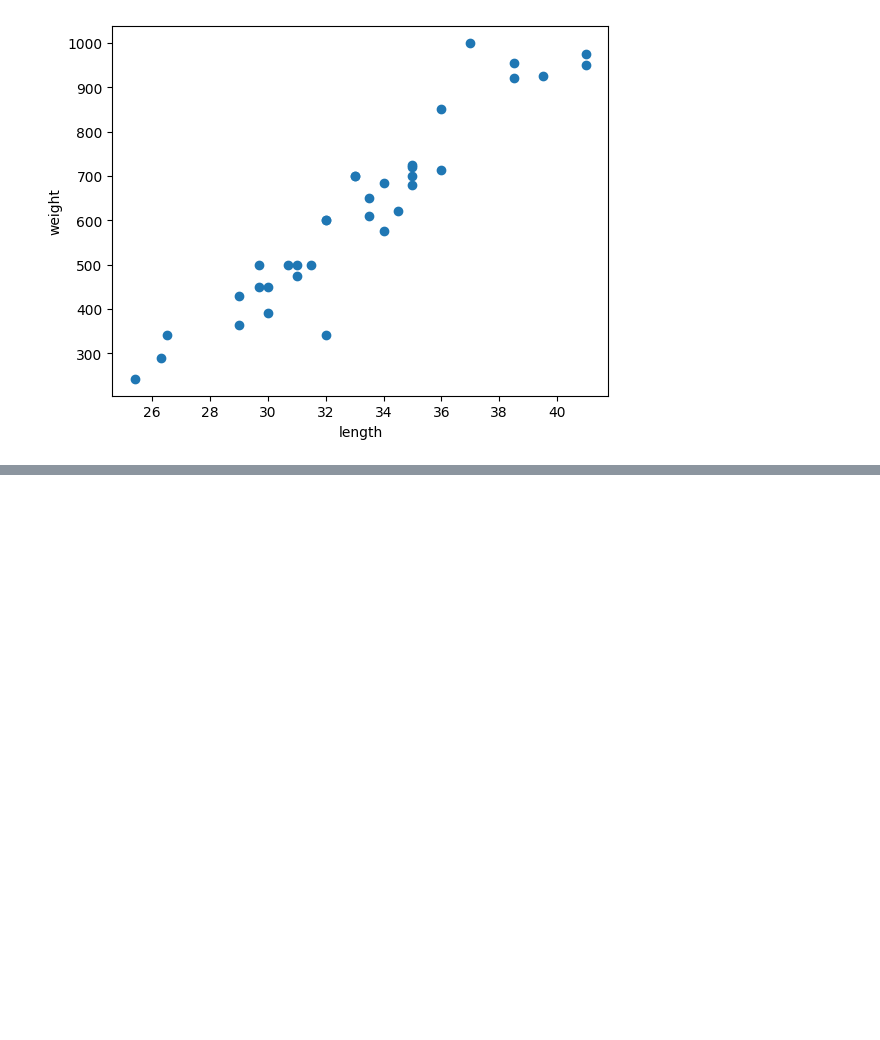
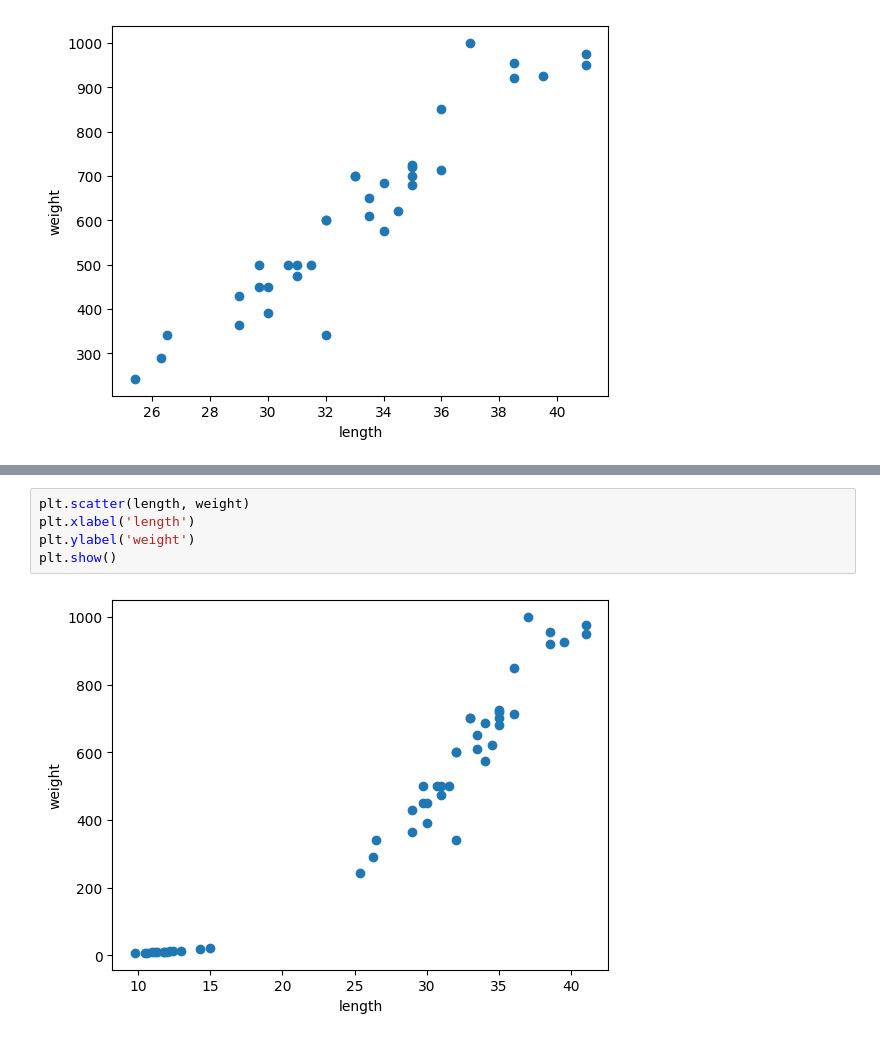
Before and after one commit to GITSangWoo/fishmlserv, a Jupyter notebook: note/untitle.ipynb, the cells around one changed output, grey strips where cells are left out. Drawn from its saved outputs; the diff is of its cells as text; blank space fills up the shorter version.

```diff
--- a/note/untitle.ipynb
+++ b/note/untitle.ipynb
@@ -22,0 +166,7 @@ plt.show()
+# %%
+plt.scatter(length, weight)
+plt.xlabel('length')
+plt.ylabel('weight')
+plt.show()
+# %% [output]
+[figure, added]
```
Also changed, not shown: parts of 46 cells of this notebook, 5 other files.
